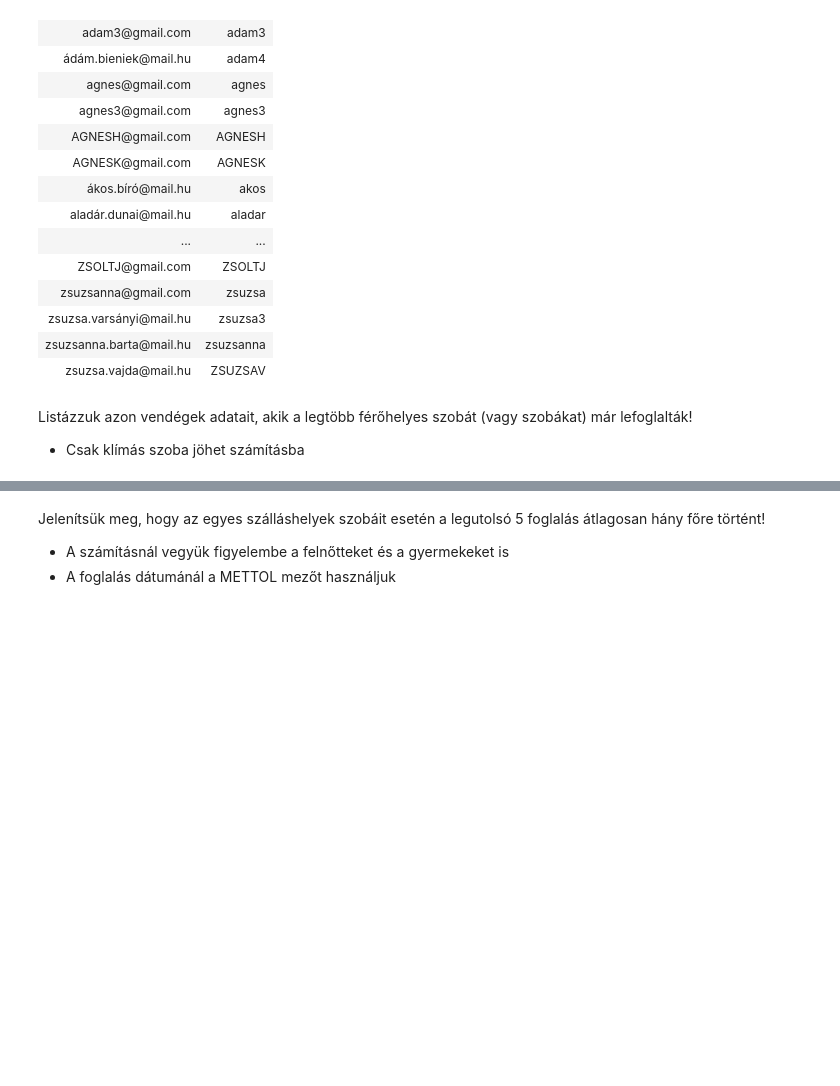
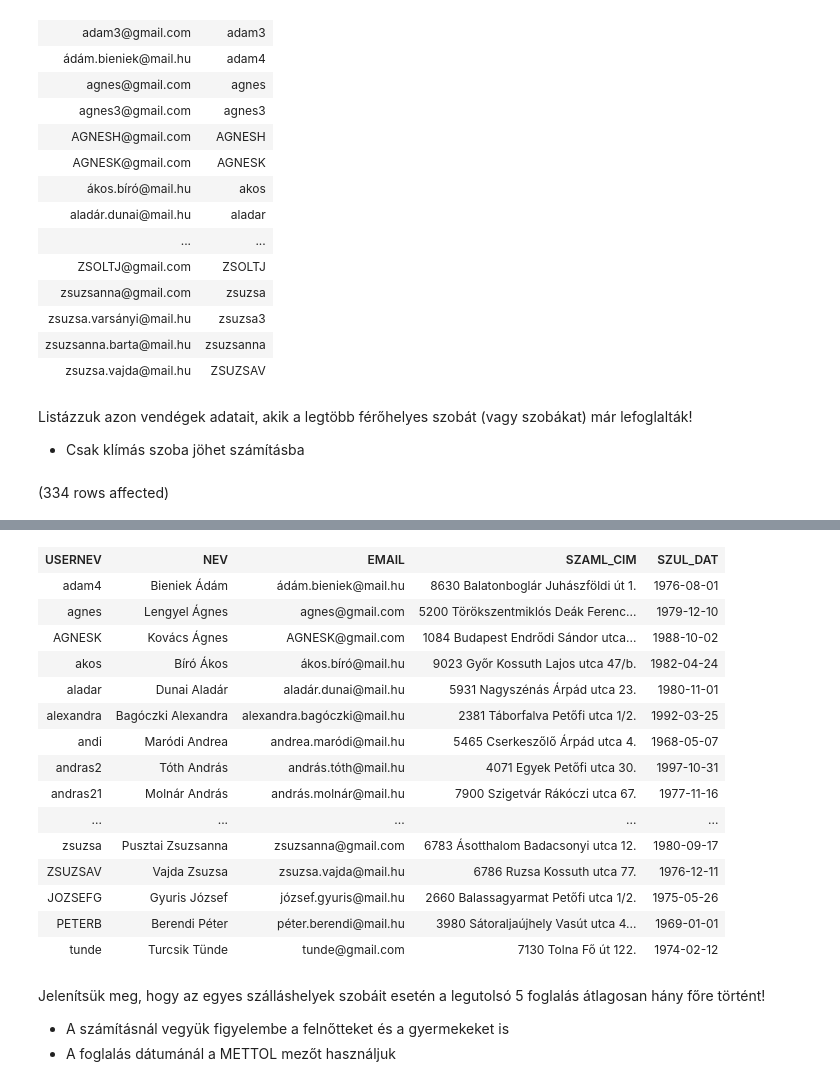
Before and after one commit to AjarBeko/ZH4, a Jupyter notebook: Notebook-1.ipynb, the cells around one changed output, grey strips where cells are left out. Drawn from its saved outputs; the diff is of its cells as text; code cells hidden in the pictures; blank space fills up the shorter version.

```diff
--- a/Notebook-1.ipynb
+++ b/Notebook-1.ipynb
@@ -30,3 +31,12 @@ Total execution time: 00:00:00.061
 Listázzuk azon vendégek adatait, akik a legtöbb férőhelyes szobát (vagy szobákat) már lefoglalták!
 
 - Csak klímás szoba jöhet számításba
+# %%
+select v.USERNEV, v.NEV, v.EMAIL, v.SZAML_CIM, v.SZUL_DAT
+from szoba sz join foglalas f on sz.SZOBA_ID = f.SZOBA_FK
+                join vendeg v on v.usernev = f.ugyfel_fk
+where sz.KLIMAS = 'i'
+group by v.USERNEV, v.NEV, v.EMAIL, v.SZAML_CIM, v.SZUL_DAT, sz.FEROHELY
+having sz.FEROHELY = MAX(sz.FEROHELY)
+# %% [output]
+(334 rows affected)
@@ -33,3 +44,19 @@ Listázzuk azon vendégek adatait, akik a legtöbb férőhelyes szobát (vagy sz
+| USERNEV | NEV | EMAIL | SZAML_CIM | SZUL_DAT |
+| adam4 | Bieniek Ádám | ádám.bieniek@mail.hu | 8630 Balatonboglár Juhászföldi út 1. | 1976-08-01 |
+| agnes | Lengyel Ágnes | agnes@gmail.com | 5200 Törökszentmiklós Deák Ferenc... | 1979-12-10 |
+| AGNESK | Kovács Ágnes | AGNESK@gmail.com | 1084 Budapest Endrődi Sándor utca... | 1988-10-02 |
+| akos | Bíró Ákos | ákos.bíró@mail.hu | 9023 Győr Kossuth Lajos utca 47/b. | 1982-04-24 |
+| aladar | Dunai Aladár | aladár.dunai@mail.hu | 5931 Nagyszénás Árpád utca 23. | 1980-11-01 |
+| alexandra | Bagóczki Alexandra | alexandra.bagóczki@mail.hu | 2381 Táborfalva Petőfi utca 1/2. | 1992-03-25 |
+| andi | Maródi Andrea | andrea.maródi@mail.hu | 5465 Cserkeszőlő Árpád utca 4. | 1968-05-07 |
+| andras2 | Tóth András | andrás.tóth@mail.hu | 4071 Egyek Petőfi utca 30. | 1997-10-31 |
+| andras21 | Molnár András | andrás.molnár@mail.hu | 7900 Szigetvár Rákóczi utca 67. | 1977-11-16 |
+| ... | ... | ... | ... | ... |
+| zsuzsa | Pusztai Zsuzsanna | zsuzsanna@gmail.com | 6783 Ásotthalom Badacsonyi utca 12. | 1980-09-17 |
+| ZSUZSAV | Vajda Zsuzsa | zsuzsa.vajda@mail.hu | 6786 Ruzsa Kossuth utca 77. | 1976-12-11 |
+| JOZSEFG | Gyuris József | józsef.gyuris@mail.hu | 2660 Balassagyarmat Petőfi utca 1/2. | 1975-05-26 |
+| PETERB | Berendi Péter | péter.berendi@mail.hu | 3980 Sátoraljaújhely Vasút utca 4... | 1969-01-01 |
+| tunde | Turcsik Tünde | tunde@gmail.com | 7130 Tolna Fő út 122. | 1974-02-12 |
 # %% [markdown]
 Jelenítsük meg, hogy az egyes szálláshelyek szobáit esetén a legutolsó 5 foglalás átlagosan hány főre történt!
 
```
Also changed, not shown: parts of 11 cells of this notebook.
